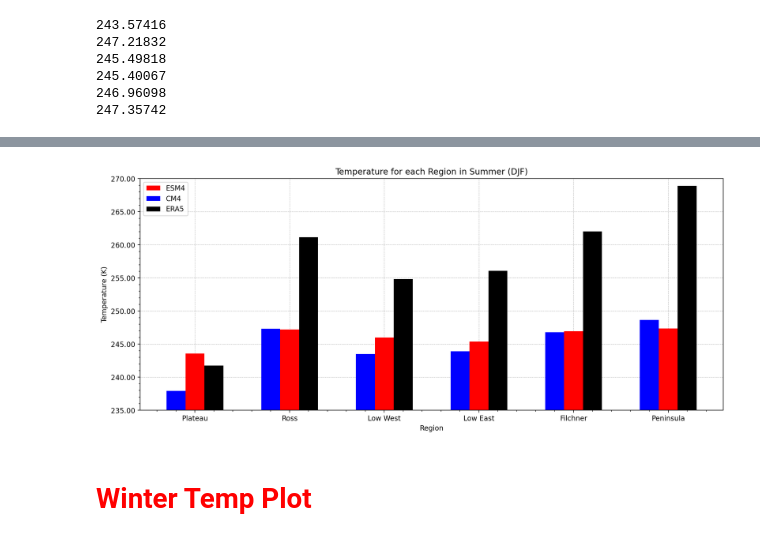
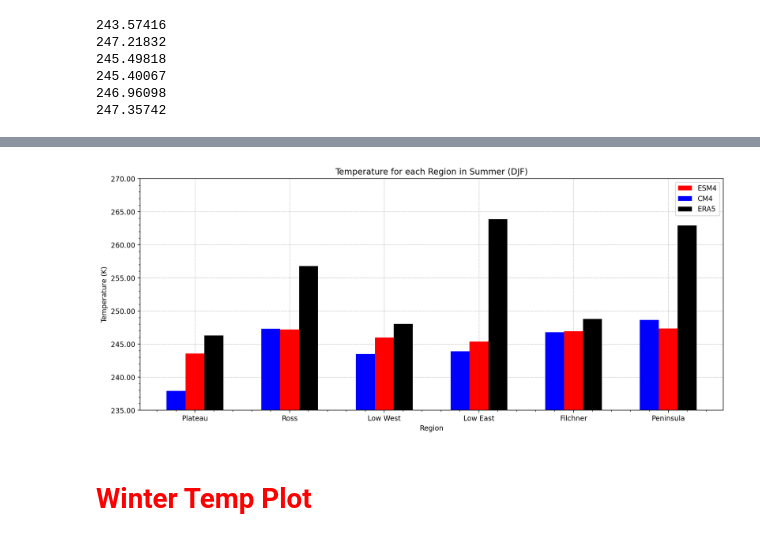
Before and after one commit to twass21/katabatic_winds, a Jupyter notebook: temp_bar_plots.ipynb, the cells around one changed output, grey strips where cells are left out. Saved outputs shown, nothing was run; the diff lists cells and outputs as text; code cells hidden in the pictures.

```diff
--- a/temp_bar_plots.ipynb
+++ b/temp_bar_plots.ipynb
@@ -360,40 +378,40 @@ CM4_summer = [237.9152,
 247.34052,
 243.50017,
 243.92659,
 246.79234,
 248.6589]
 ESM4_summer = [243.57416,
 247.21832,
 245.98804,
 245.40067,
 246.96098,
 247.35742]
 
-ERA5_summer=[241.7662,
-261.15756,
-254.845,
-256.08813,
-262.03323,
-268.92407
+ERA5_summer=[246.32231,
+256.81577,
+248.0442,
+263.89236,
+248.80302,
+262.91928
      ]
 X_axis = np.arange(len(X))
 
 plt.bar(X_axis, ESM4_summer, 0.2, label = 'ESM4', color='r')
 plt.bar(X_axis - 0.2, CM4_summer, 0.2, label = 'CM4', color= 'blue')
 plt.bar(X_axis + 0.2, ERA5_summer, 0.2, label= 'ERA5', color= 'k')
 ax.grid(linewidth=0.5, linestyle= '--')
 ax.set_axisbelow(True)
 plt.xticks(X_axis, X)
 plt.xlabel("Region")
 plt.ylabel("Temperature (K)")
 plt.title("Temperature for each Region in Summer (DJF)")
 plt.legend()
 plt.ylim(235,270)
 ax.yaxis.set_major_formatter(FormatStrFormatter('%.2f'))
 ax.minorticks_on()
 plt.show()
 # %% [output]
-[figure, old version]
+[figure, new version]
 # %% [markdown]
 # <span style="color:red">Winter Temp Plot</span>
 # %%
```
Also changed, not shown: parts of 17 cells of this notebook.
